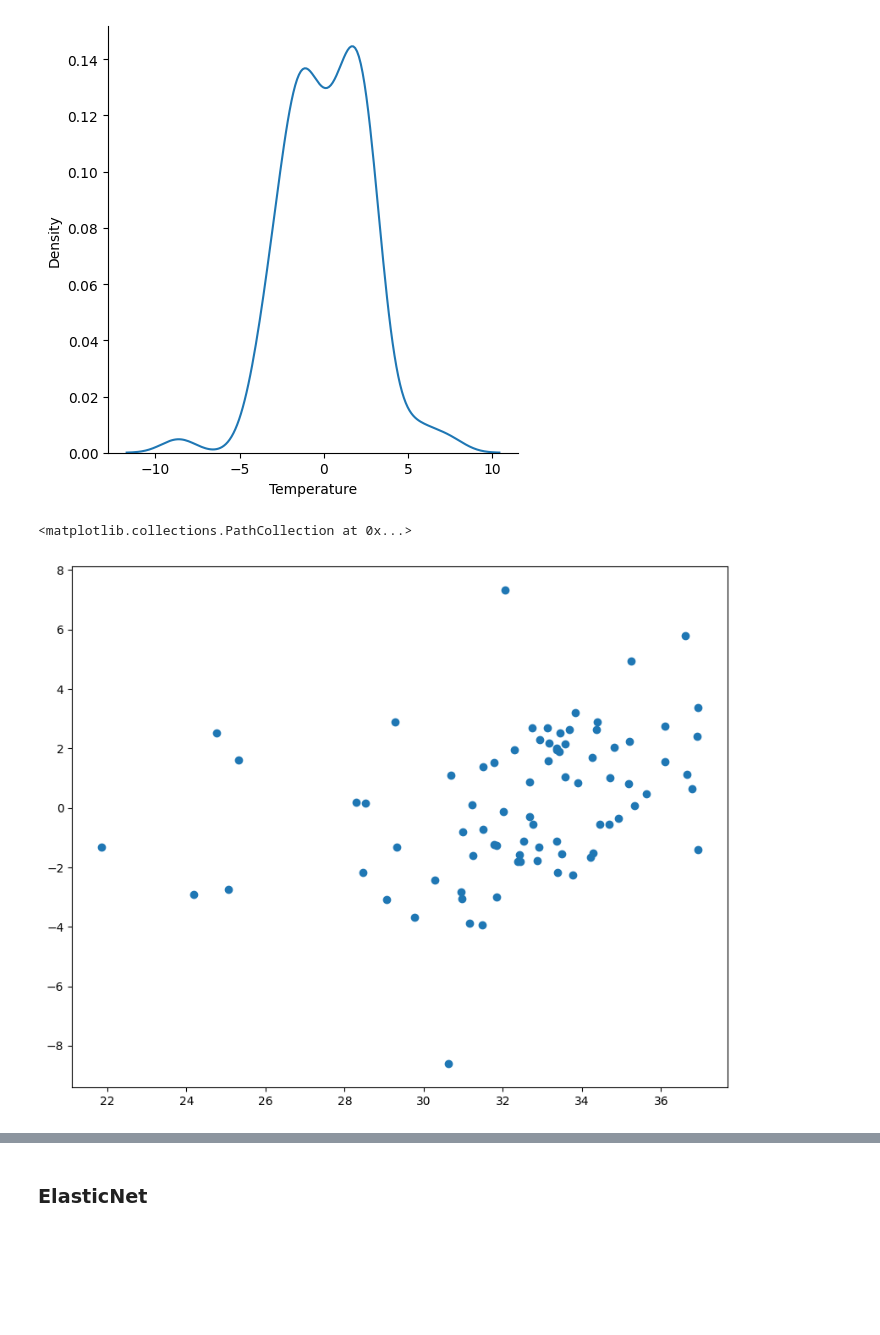
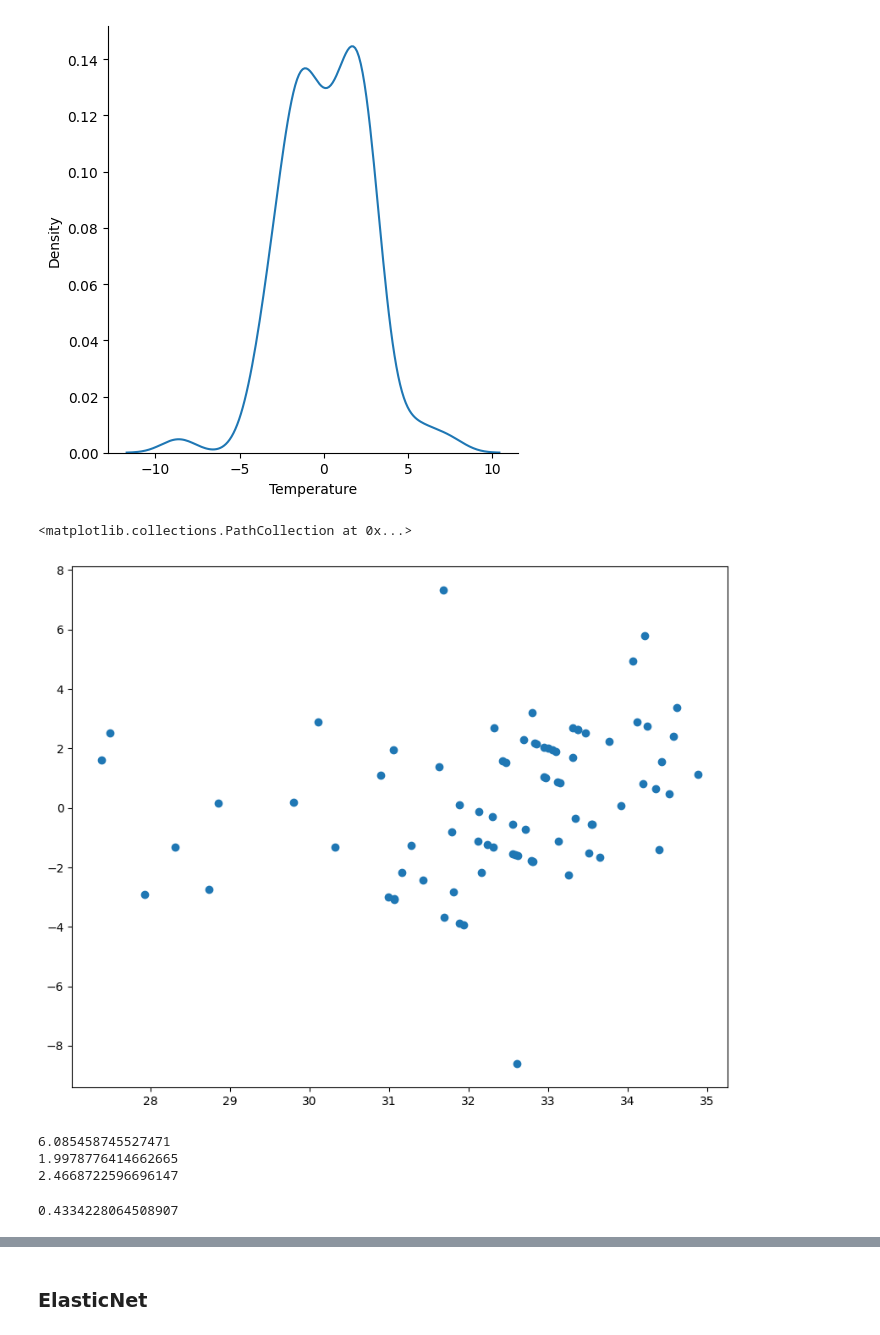
Before and after one commit to Rushi9867/Ineuron_Tasks, a Jupyter notebook: EDA/Algerian_Forest/Algerian_forest.ipynb, the cells around one changed output, grey strips where cells are left out. Cells and saved outputs as stored; diff of their text form; code cells hidden in the pictures; blank space fills up the shorter version.

```diff
--- a/EDA/Algerian_Forest/Algerian_forest.ipynb
+++ b/EDA/Algerian_Forest/Algerian_forest.ipynb
@@ -900,7 +917,20 @@ sns.displot(residuals2,kind='kde')
 [figure]
 # %%
 fig = plt.figure(figsize=(10,8))
-plt.scatter(rid_pred,residuals2)
+plt.scatter(las_pred,residuals2)
 # %% [output]
 <matplotlib.collections.PathCollection at 0x...>
-[figure, old version]
+[figure, new version]
+# %%
+print(mean_squared_error(y_test,las_pred))
+print(mean_absolute_error(y_test,las_pred))
+print(np.sqrt(mean_squared_error(y_test,las_pred)))
+# %% [output]
+6.085458745527471
+1.9978776414662665
+2.4668722596696147
+# %%
+score = r2_score(y_test,las_pred)
+score
+# %% [output]
+0.4334228064508907
```
Also changed, not shown: parts of 8 cells of this notebook.
